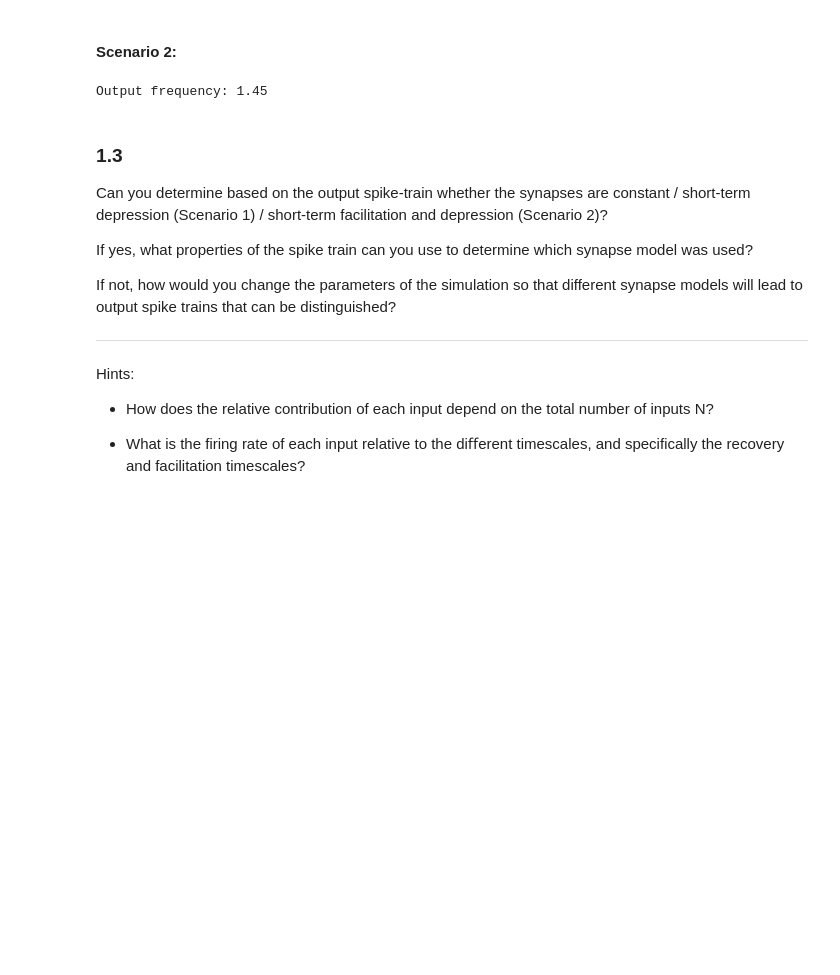
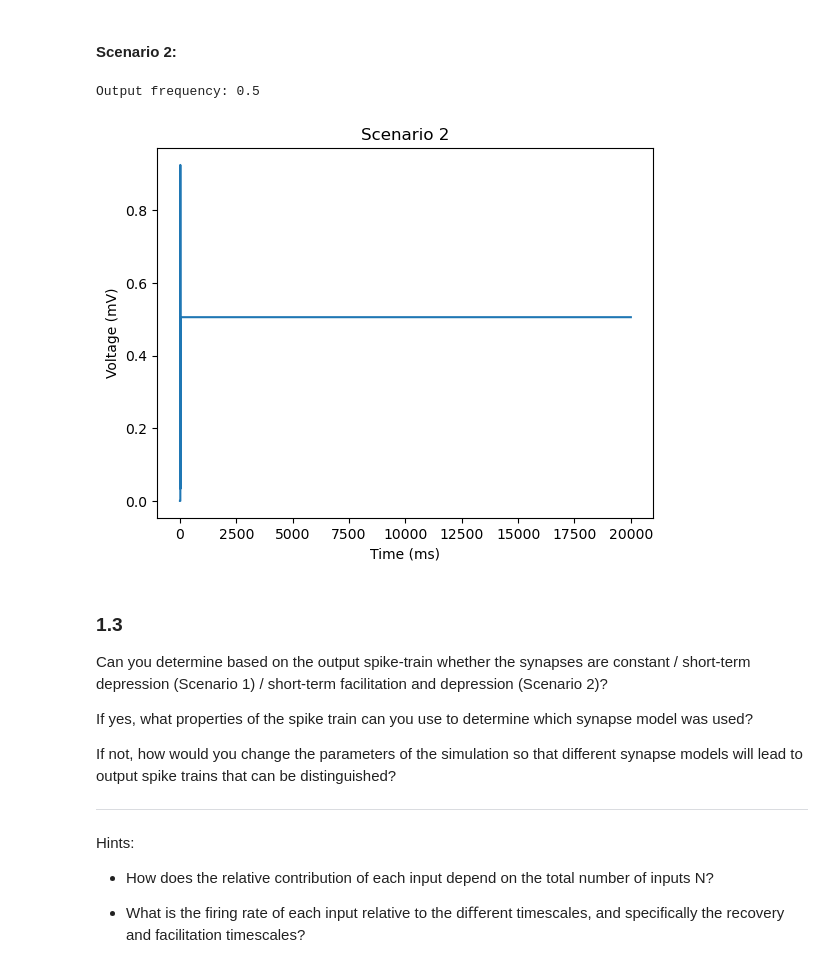
Before and after one commit to WillardFord/BIPN_164, a Jupyter notebook: BIPN164HW2_2023.ipynb, the cells around one changed output. Saved outputs shown, nothing was run; the diff lists cells and outputs as text; code cells hidden in the pictures; blank space fills up the shorter version.

```diff
--- a/BIPN164HW2_2023.ipynb
+++ b/BIPN164HW2_2023.ipynb
@@ -265,7 +328,7 @@ N  = 10     # number of input signals to generate
 # What is the input frequency of the spike trains? We're not told anywhere
 #   --I'm going to assume it's the same as the first spike train we created at the begining.
 # TODO:
-fr = 0.01    # firing rate of each input neuron
+fr = 0.05    # firing rate of each input neuron
 
 V_out      = np.zeros_like(t)
 S_out      = np.zeros_like(t)
@@ -277,9 +340,10 @@ zSTP       = np.zeros([Lt, N])
 USTP       = np.zeros([Lt, N])
 
 # Correct input values:
-taurec     = 20
-tauin      = 5
-USE        = 0.5
+taurec     = 130
+tauin      = 1.5
+USE        = 0.03
+T_facil = 530
 
 USTP[0,:]  = USE
 
@@ -289,7 +353,10 @@ for neuron in range(10):
     S_neuron = [1 if (x < fr) else 0 for x in rand]
 
 # synaptic weight
-W = 10000 # This is something that you are toggling
+W = 100000 # This is something that you are toggling
+
+# Not sure why this weight doesn't produce a value that I can use???
+# I'm not able to produce a spike when using W as my value.
 
 tr = 0
 for it in range(Lt-1):
@@ -300,35 +367,41 @@ for it in range(Lt-1):
         dy = -ySTP[it,i]/tauin + USTP[it,i]*xSTP[it,i]*S_in[it,i]
         dz = ySTP[it,i]/tauin - zSTP[it,i]/taurec
         dU = -USTP[it,i]/T_facil + USE*(1-USTP[it,i])*S_in[it,i]
 
         xSTP[it+1, i] = xSTP[it,i] + dt * dx
         ySTP[it+1, i] = ySTP[it,i] + dt * dy
         zSTP[it+1, i] = zSTP[it,i] + dt * dz
         USTP[it+1, i] = USTP[it,i] + dt * dU
+
 
     # LIF update step
     if tr > 0:
         V_out[it] = Vr
         tr    = tr-1
 
     elif V_out[it]>=Vth:
         S_out[it] = 1
         V_out[it] = Vr
         tr = tref/dt
 
     if abs((sum(ySTP[it,:]) +sum(xSTP[it,:]) + sum(zSTP[it,:]))-N) > 0.5:
         print("Wuh oh", it) #Sanity Check
 
     dV = W*np.sum(ySTP[it,:])
     V_out[it+1] = V_out[it]+dV*dt
 
 output_freq = np.sum(S_out)/T*1000
 
 print('Output frequency:', output_freq) # This gives us answer in hertz
 
-#plt.plot(t, V_out, label='Output Voltage') Sanity Check
+plt.plot(t, V_out)
+plt.title('Scenario 2')
+plt.xlabel("Time (ms)")
+plt.ylabel("Voltage (mV)")
+plt.show()
 # %% [output]
-Output frequency: 1.45
+Output frequency: 0.5
+[figure, added]
 # %% [markdown]
 ### 1.3
 Can you determine based on the output spike-train whether the synapses are constant / short-term depression (Scenario 1) / short-term facilitation and depression (Scenario 2)?
```
Also changed, not shown: parts of 9 cells of this notebook.
